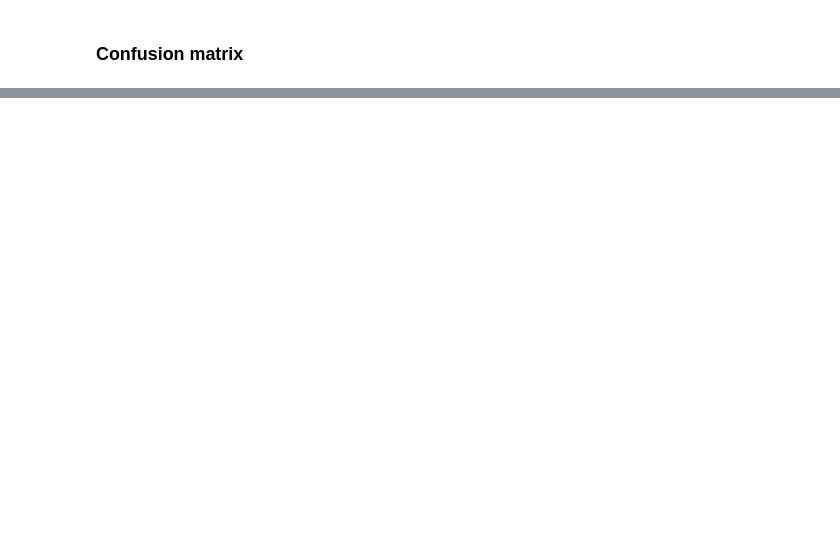
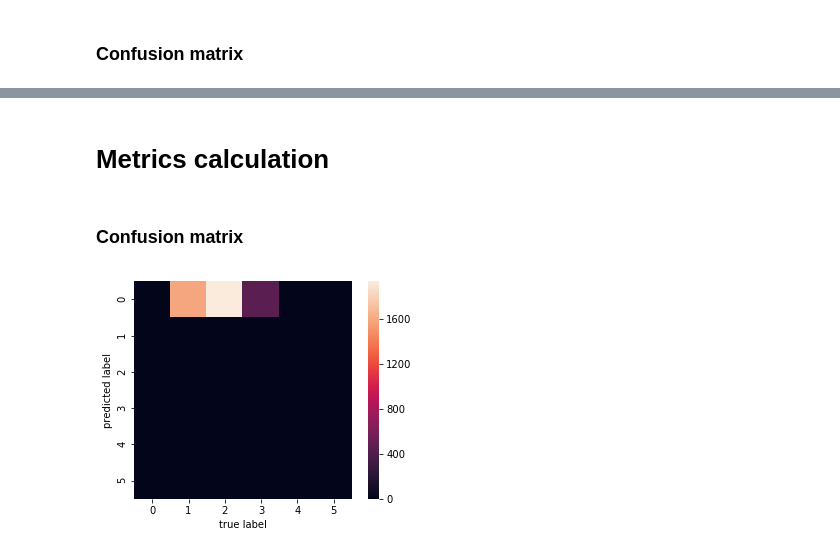
Before and after one commit to IooHooI/CLUSTERING, a Jupyter notebook: notebooks/SOLUTION.ipynb, the cells around one changed output, grey strips where cells are left out. Saved outputs shown, nothing was run; the diff lists cells and outputs as text; code cells hidden in the pictures; blank space fills up the shorter version.

```diff
--- a/notebooks/SOLUTION.ipynb
+++ b/notebooks/SOLUTION.ipynb
@@ -250,0 +350,3 @@ metrics.calinski_harabaz_score(w2v_documents, labels_w2v_pred)
+# %%
+%%time
+db_scan = DBSCAN()
@@ -250,0 +355,3 @@ metrics.calinski_harabaz_score(w2v_documents, labels_w2v_pred)
+# %%
+%%time
+labels_tf_idf_pred = db_scan.fit_predict(tf_idf_documents)
@@ -250,0 +384,13 @@ metrics.calinski_harabaz_score(w2v_documents, labels_w2v_pred)
+# %% [markdown]
+# Metrics calculation
+# %% [markdown]
+### Confusion matrix
+# %%
+%%time
+mat = metrics.confusion_matrix(labels_true, labels_tf_idf_pred)
+sns.heatmap(mat.T, square=True, fmt='d')
+plt.xlabel('true label')
+plt.ylabel('predicted label')
+plt.show()
+# %% [output]
+[figure, added]
```
Also changed, not shown: parts of 97 cells of this notebook, 3 other files.
